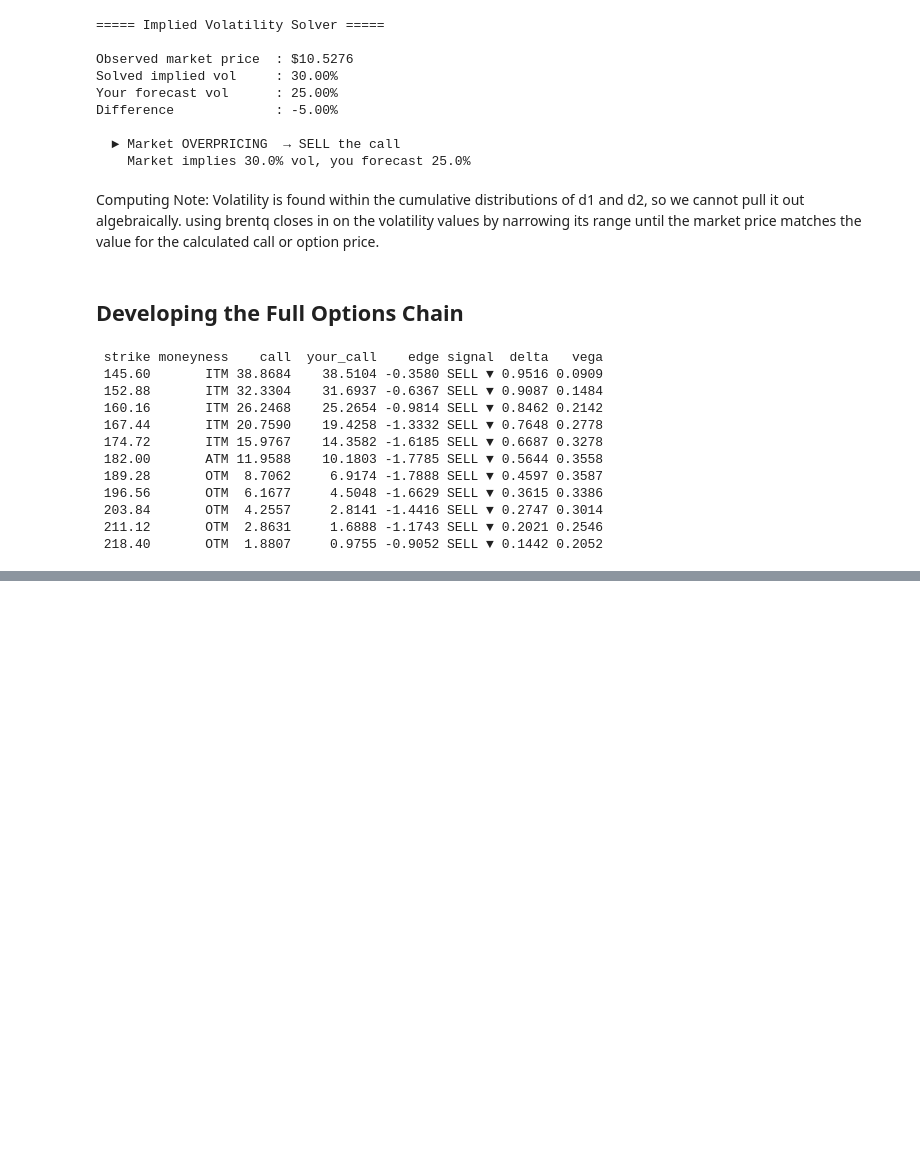
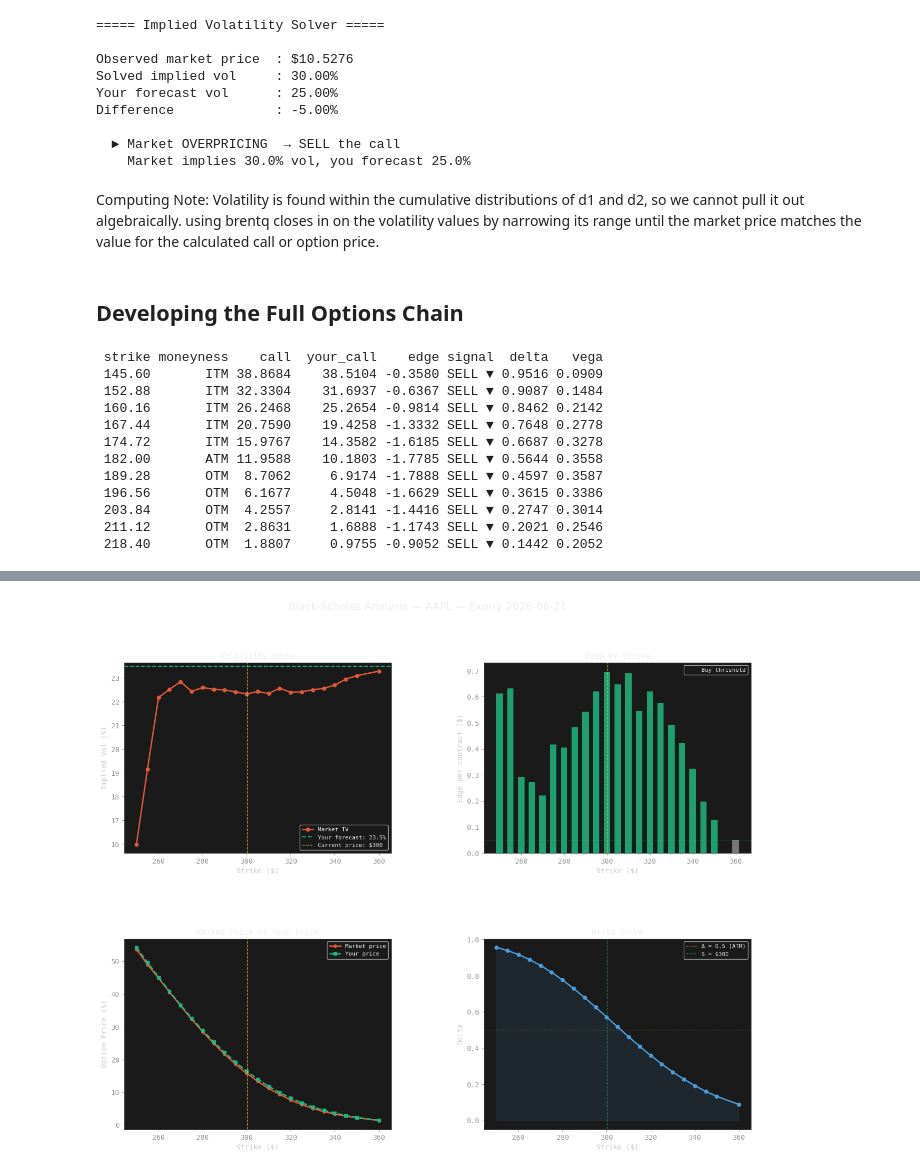
Before and after one commit to tate-costa/black-scholes-pricer, a Jupyter notebook: black-scholes.ipynb, the cells around one changed output, grey strips where cells are left out. Drawn from its saved outputs; the diff is of its cells as text; code cells hidden in the pictures; blank space fills up the shorter version.

Commit message:
feat: add real market data analysis and volatility smile chart

```diff
--- a/black-scholes.ipynb
+++ b/black-scholes.ipynb
@@ -327,0 +550,96 @@ print(mkt_chain[["strike","moneyness","call","your_call","edge","signal","delta"
+# %%
+import matplotlib.pyplot as plt
+import matplotlib.gridspec as gridspec
+
+# Clean data — drop NaN rows
+plot_data = calls_real.dropna(subset=['implied_vol', 'edge'])
+
+fig = plt.figure(figsize=(16, 12))
+fig.suptitle(f"Black-Scholes Analysis — {TICKER} — Expiry {best_expiry}",
+             fontsize=15, y=0.98, color="#eeeeee")
+gs = gridspec.GridSpec(2, 2, figure=fig, hspace=0.45, wspace=0.35)
+
+TEAL   = "#1DB980"
+CORAL  = "#E05A3A"
+BLUE   = "#4A9EDD"
+YELLOW = "#F5C542"
+
+plt.rcParams.update({
+    "figure.facecolor" : "#0f0f0f",
+    "axes.facecolor"   : "#1a1a1a",
+    "axes.edgecolor"   : "#333333",
+    "axes.labelcolor"  : "#cccccc",
+    "xtick.color"      : "#999999",
+    "ytick.color"      : "#999999",
+    "text.color"       : "#eeeeee",
+    "grid.color"       : "#2a2a2a",
+    "grid.linewidth"   : 0.5,
+    "font.family"      : "monospace",
+})
+
+# ── Chart 1: Volatility smile
+ax1 = fig.add_subplot(gs[0, 0])
+ax1.plot(plot_data['strike'], plot_data['implied_vol'] * 100,
+         color=CORAL, linewidth=2, marker='o', markersize=5, label='Market IV')
+ax1.axhline(YOUR_FORECAST_VOL * 100, color=TEAL, linestyle='--',
+            linewidth=1.5, label=f'Your forecast: {YOUR_FORECAST_VOL*100:.1f}%')
+ax1.axvline(S, color=YELLOW, linestyle='--', linewidth=1,
+            alpha=0.7, label=f'Current price: ${S:.0f}')
+ax1.set_title('Volatility Smile', fontsize=11)
+ax1.set_xlabel('Strike ($)')
+ax1.set_ylabel('Implied Vol (%)')
+ax1.legend(fontsize=8)
+
+# ── Chart 2: Edge by strike
+ax2 = fig.add_subplot(gs[0, 1])
+colors = [TEAL if e > 0.05 else CORAL if e < -0.05 else "#888888"
+          for e in plot_data['edge']]
+ax2.bar(plot_data['strike'], plot_data['edge'], color=colors, alpha=0.85, width=3)
+ax2.axhline(0, color='white', linewidth=0.5, alpha=0.3)
+ax2.axhline(0.05, color=TEAL, linestyle='--', linewidth=0.8,
+            alpha=0.5, label='Buy threshold')
+ax2.axvline(S, color=YELLOW, linestyle='--', linewidth=1, alpha=0.7)
+ax2.set_title('Edge by Strike', fontsize=11)
+ax2.set_xlabel('Strike ($)')
+ax2.set_ylabel('Edge per contract ($)')
+ax2.legend(fontsize=8)
+
+# ── Chart 3: Market price vs your price
+ax3 = fig.add_subplot(gs[1, 0])
+your_prices = plot_data['strike'].apply(
+    lambda k: call_price(S, k, T_real, R, YOUR_FORECAST_VOL)
+)
+ax3.plot(plot_data['strike'], plot_data['mid_price'],
+         color=CORAL, linewidth=2, marker='o', markersize=4, label='Market price')
+ax3.plot(plot_data['strike'], your_prices,
+         color=TEAL, linewidth=2, linestyle='--', marker='s',
+         markersize=4, label='Your price')
+ax3.axvline(S, color=YELLOW, linestyle='--', linewidth=1, alpha=0.7)
+ax3.set_title('Market Price vs Your Price', fontsize=11)
+ax3.set_xlabel('Strike ($)')
+ax3.set_ylabel('Option Price ($)')
+ax3.legend(fontsize=8)
+
+# ── Chart 4: Delta curve
+ax4 = fig.add_subplot(gs[1, 1])
+plot_data['delta_val'] = plot_data['strike'].apply(
+    lambda k: delta(S, k, T_real, R, YOUR_FORECAST_VOL)
+)
+ax4.plot(plot_data['strike'], plot_data['delta_val'],
+         color=BLUE, linewidth=2, marker='o', markersize=5)
+ax4.axhline(0.5, color=YELLOW, linestyle='--', linewidth=0.8,
+            alpha=0.7, label='Δ = 0.5 (ATM)')
+ax4.axvline(S, color=TEAL, linestyle='--', linewidth=1,
+            alpha=0.7, label=f'S = ${S:.0f}')
+ax4.fill_between(plot_data['strike'], plot_data['delta_val'],
+                 alpha=0.1, color=BLUE)
+ax4.set_title('Delta Curve', fontsize=11)
+ax4.set_xlabel('Strike ($)')
+ax4.set_ylabel('Delta')
+ax4.legend(fontsize=8)
+
+plt.savefig('black_scholes_chart.png', dpi=150,
+            bbox_inches='tight', facecolor='#0f0f0f')
+print("Chart saved → black_scholes_chart.png")
+plt.show()
+# %% [output]
@@ -327,0 +652 @@ print(mkt_chain[["strike","moneyness","call","your_call","edge","signal","delta"
+[figure, added]
```
Also changed, not shown: parts of 6 cells of this notebook, 1 other file.
